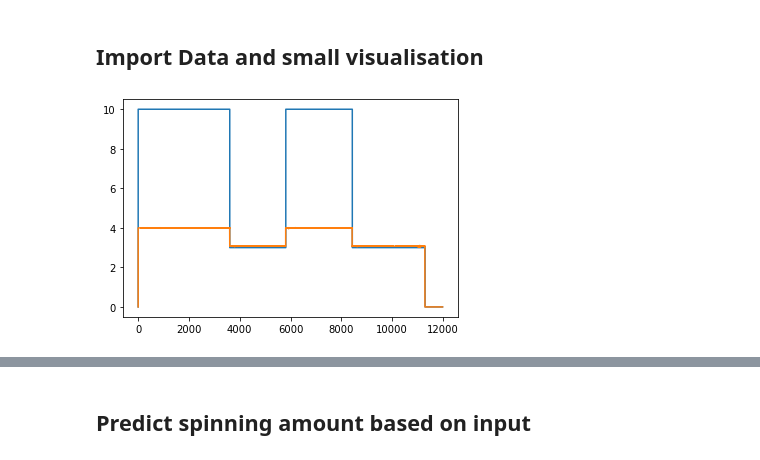
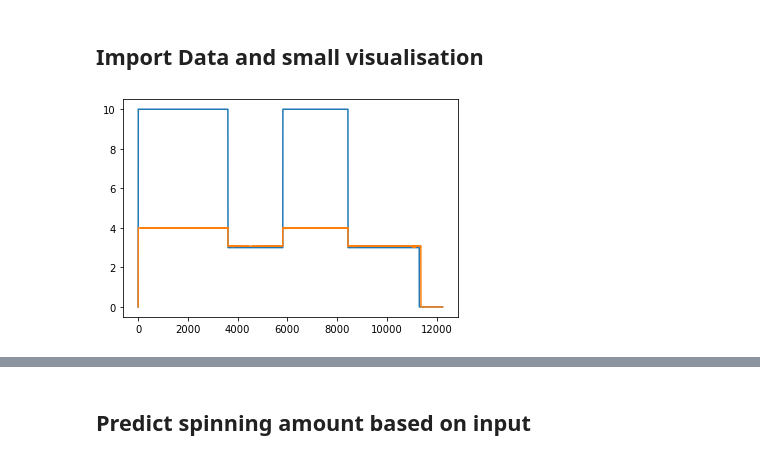
Before and after one commit to Energy-Theory-Guided-Data-Science/Gas-Turbine, a Jupyter notebook: Code/Learning_Input.ipynb, the cells around one changed output, grey strips where cells are left out. Drawn from its saved outputs; the diff is of its cells as text; code cells hidden in the pictures.

```diff
--- a/Code/Learning_Input.ipynb
+++ b/Code/Learning_Input.ipynb
@@ -18,0 +14,15 @@ df_validation['spinning'] = validation_values
+# %%
+raw_validation_nsoll = loadmat('../Data/Raw_Data/n_soll.mat')['n_soll'][0::1000]
+raw_validation_time_nsoll = loadmat('../Data/Raw_Data/t_nsoll.mat')['t_2A_ela'].T[0::1000]
+
+raw_validation_elrms = loadmat('../data/Raw_Data/P_el_rms.mat')['P_elrms'][0]
+raw_validation_t_elrms = loadmat('../data/Raw_Data/t_el_rms.mat')['t_el_mean'][0]
+
+raw_validation_th = loadmat('../data/Raw_Data/P_th.mat')['P_th'][0][0::10]
+raw_validation_t_th = loadmat('../data/Raw_Data/t_th.mat')['t_1B_th'][0][0::10]
+# %%
+df_validation = pd.DataFrame()
+df_validation['spinning'] = pp.downsampleData(raw_validation_time_nsoll, raw_validation_nsoll)[:,1]
+df_validation['time'] = pp.downsampleData(raw_validation_time_nsoll, raw_validation_time_nsoll)[:,1]
+df_validation['electric'] = pp.downsampleData(raw_validation_t_elrms, raw_validation_elrms)[:,1]
+df_validation['thermal'] = pp.downsampleData(raw_validation_t_th, raw_validation_th)[:,1]
@@ -19,10 +32,20 @@ df_validation['spinning'] = validation_values
+# %%
+def voltageForAllTimeSteps(time_splits, voltage_splits):
+    time = np.array(range(int(time_splits[-1])))
+    voltages = np.array(range(int(time_splits[-1])))
+    for i in range(len(time_splits)-1):
+        lower = int(time_splits[i])
+        upper = int(time_splits[i+1])
+        v = voltage_splits[i]
+        voltages[lower:upper] = v
+    return time, voltages
 # %%
-input_validation = pd.DataFrame()
-input_validation['time'] = [0, 1, 3605, 3606, 5811, 5812, 8429, 8430, 11294, 11295, 11981]
-input_validation['voltage'] = [0, 10, 10, 3, 3, 10, 10, 3, 3, 0,0]
+time_splits = [0, 1, 3605, 3606, 5811, 5812, 8429, 8430, 11294, 11295, len(df_validation['time'])]
+voltage_splits = [0, 10, 10, 3, 3, 10, 10, 3, 3, 0, 0]
+df_validation['time'], df_validation['voltage'] = voltageForAllTimeSteps(time_splits, voltage_splits)
 
-plt.plot(input_validation['time'], input_validation['voltage'])
+plt.plot(df_validation['time'], df_validation['voltage'])
 plt.plot(df_validation['time'], df_validation['spinning']/1000)
 plt.show()
 # %% [output]
-[figure, old version]
+[figure, new version]
```
Also changed, not shown: parts of 18 cells of this notebook.
